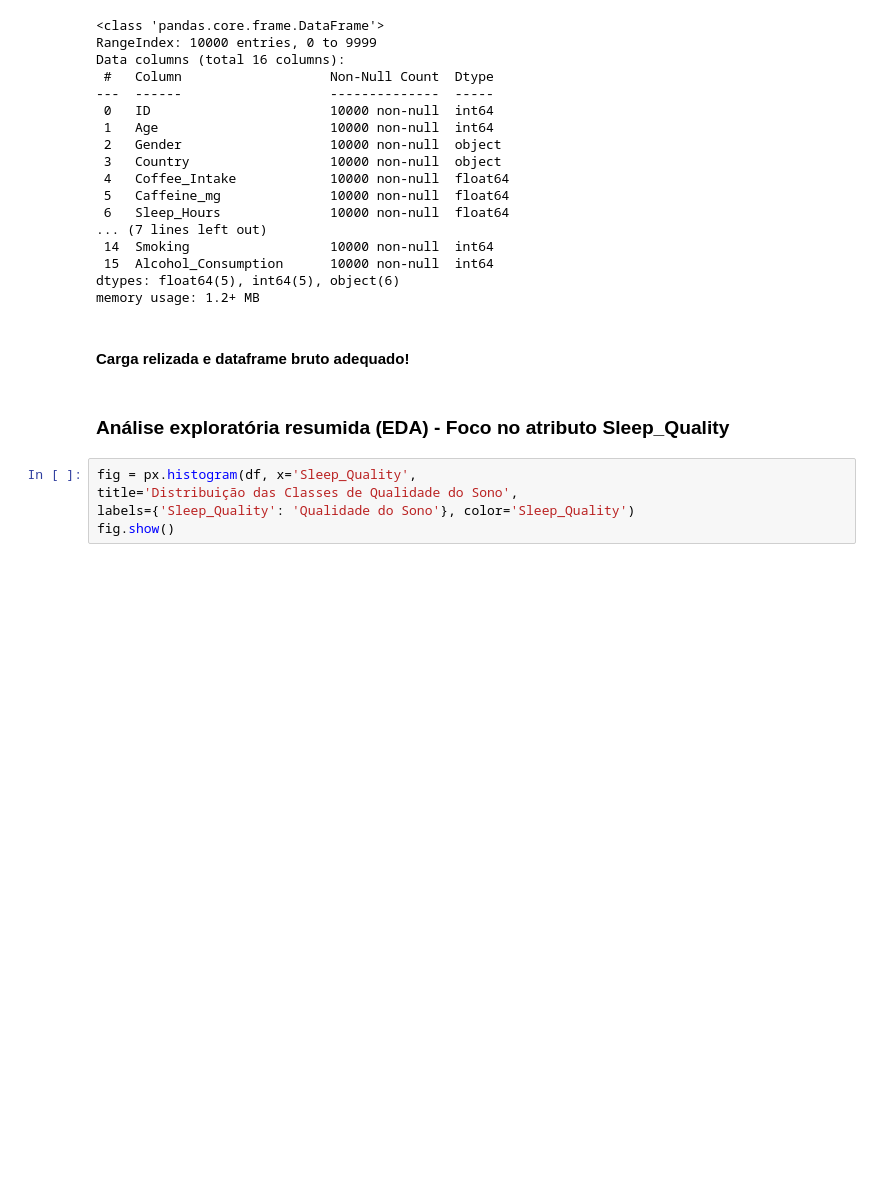
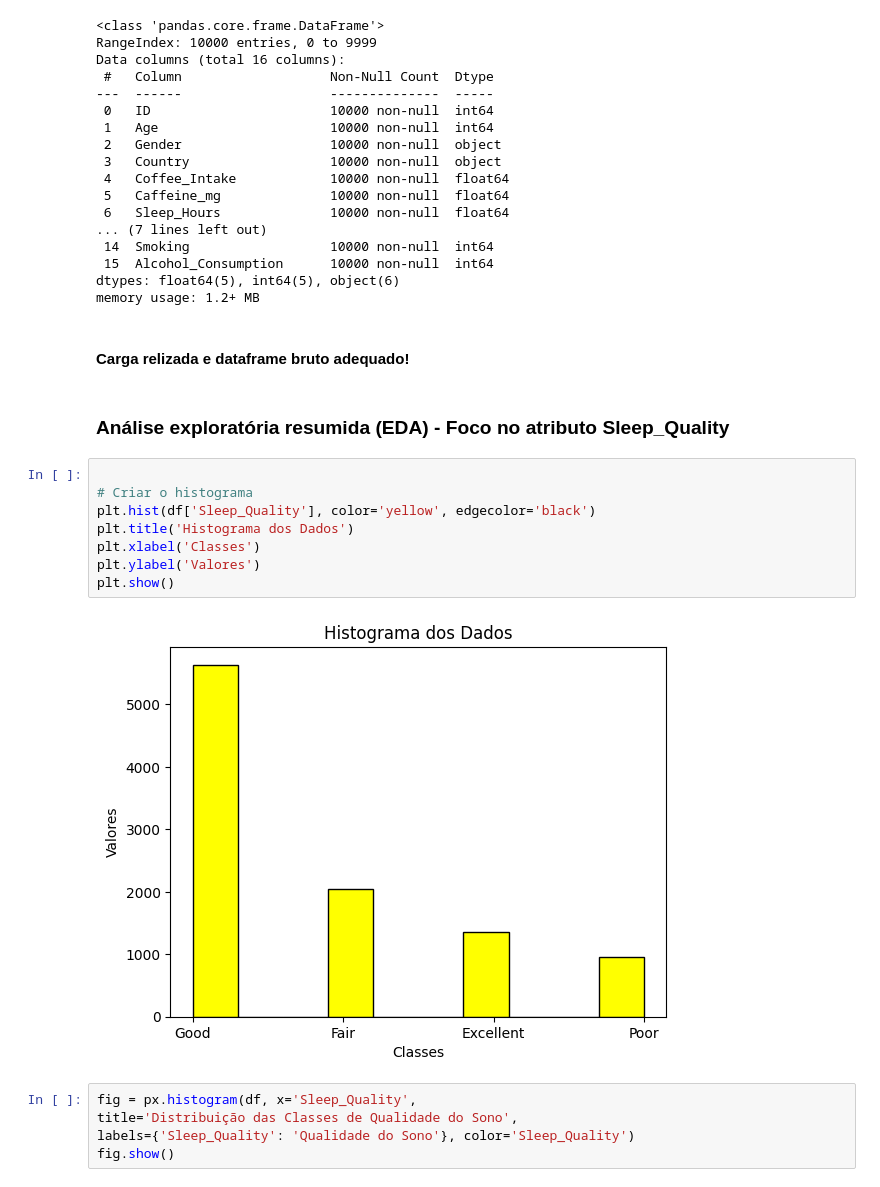
Before and after one commit to Fernanda-85/MVP_Machine-Learning, a Jupyter notebook: mvp_machine_learning.ipynb, the cells around one changed output. Cells and saved outputs as stored; diff of their text form; blank space fills up the shorter version.

```diff
--- a/mvp_machine_learning.ipynb
+++ b/mvp_machine_learning.ipynb
@@ -91,6 +91,16 @@ memory usage: 1.2+ MB
 #### Carga relizada e dataframe bruto adequado!
 # %% [markdown]
 ### Análise exploratória resumida (EDA) - Foco no atributo Sleep_Quality
+# %%
+
+# Criar o histograma
+plt.hist(df['Sleep_Quality'], color='yellow', edgecolor='black')
+plt.title('Histograma dos Dados')
+plt.xlabel('Classes')
+plt.ylabel('Valores')
+plt.show()
+# %% [output]
+[figure, added]
 # %%
 fig = px.histogram(df, x='Sleep_Quality',
 title='Distribuição das Classes de Qualidade do Sono',
```
